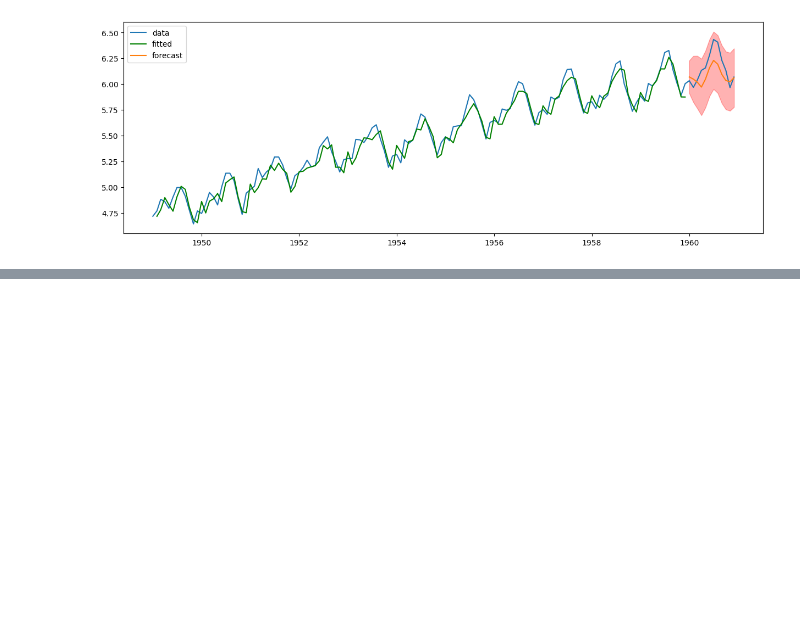
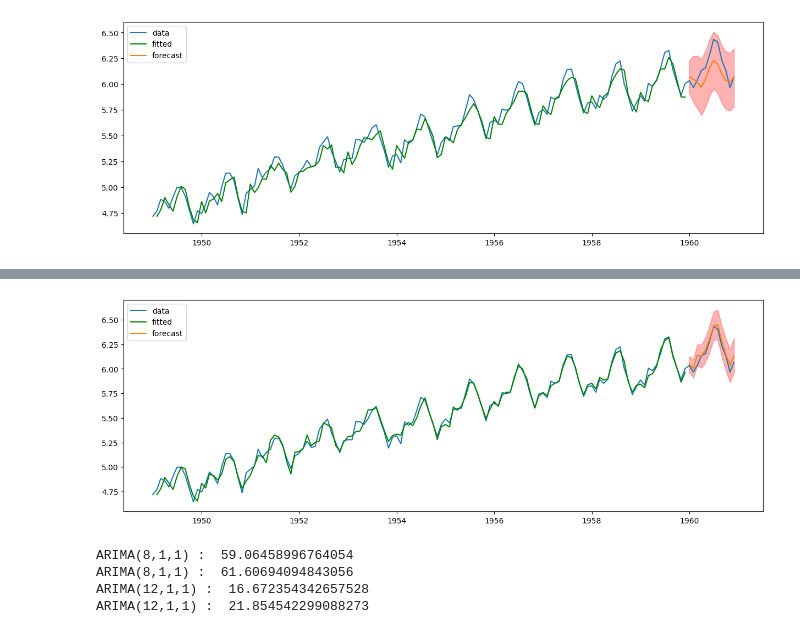
Before and after one commit to yeesem/Time-Series-Data-Analysis, a Jupyter notebook: ARIMA_2.ipynb, the cells around one changed output, grey strips where cells are left out. Drawn from its saved outputs; the diff is of its cells as text; code cells hidden in the pictures; blank space fills up the shorter version.

```diff
--- a/ARIMA_2.ipynb
+++ b/ARIMA_2.ipynb
@@ -193,0 +221,6 @@ plot_fit_and_forecast_int(arima_result_log811,1,'LogPassenger')
+# %%
+arima = ARIMA(train['LogPassenger'],order = (12,1,1))
+arima_result_log1211 = arima.fit()
+plot_fit_and_forecast_int(arima_result_log1211,1,'LogPassenger')
+# %% [output]
+[figure, added]
@@ -193,0 +236,10 @@ plot_fit_and_forecast_int(arima_result_log811,1,'LogPassenger')
+# %%
+print("ARIMA(8,1,1) : ", rmse(arima_result_811,False)   )
+print("ARIMA(8,1,1) : ", rmse(arima_result_log811,True) )
+print("ARIMA(12,1,1) : ",rmse(arima_result_1211,False)  )
+print("ARIMA(12,1,1) : ",rmse(arima_result_log1211,True))
+# %% [output]
+ARIMA(8,1,1) :  59.06458996764054
+ARIMA(8,1,1) :  61.60694094843056
+ARIMA(12,1,1) :  16.672354342657528
+ARIMA(12,1,1) :  21.854542299088273
```
Also changed, not shown: parts of 4 cells of this notebook.
